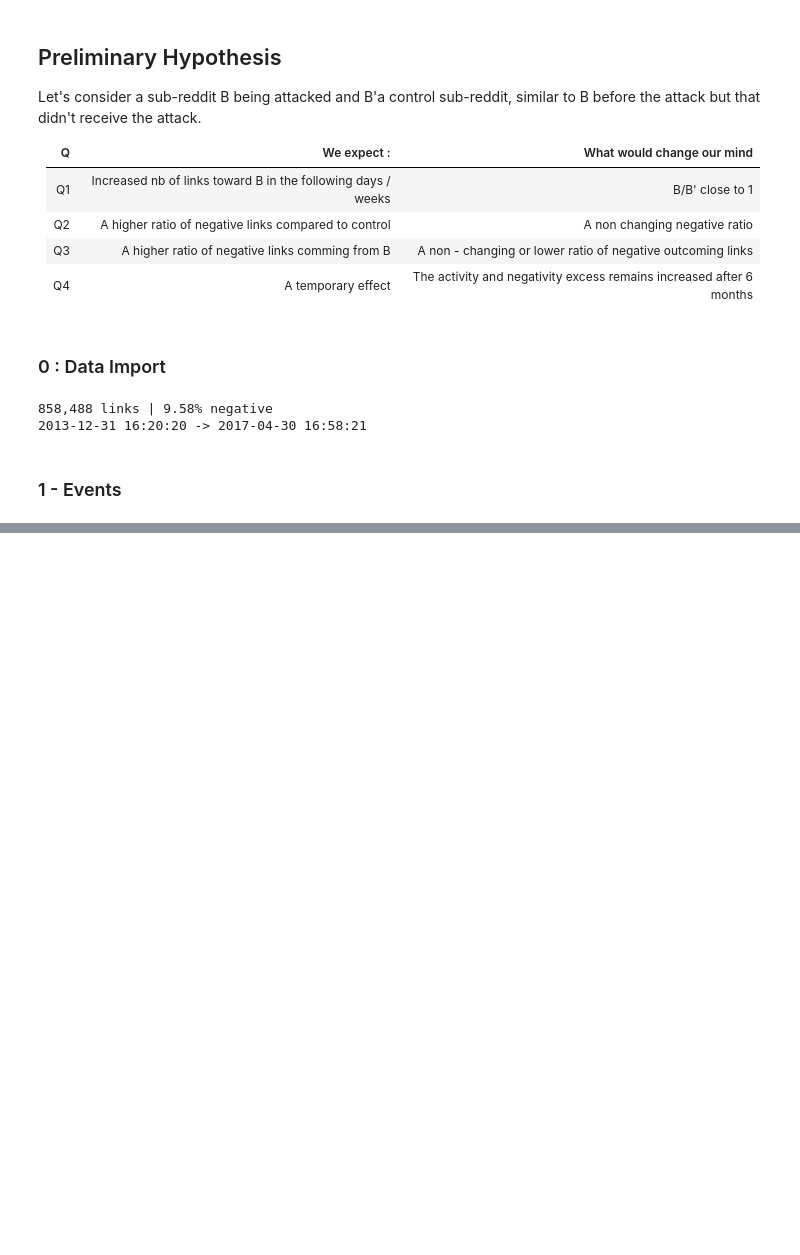
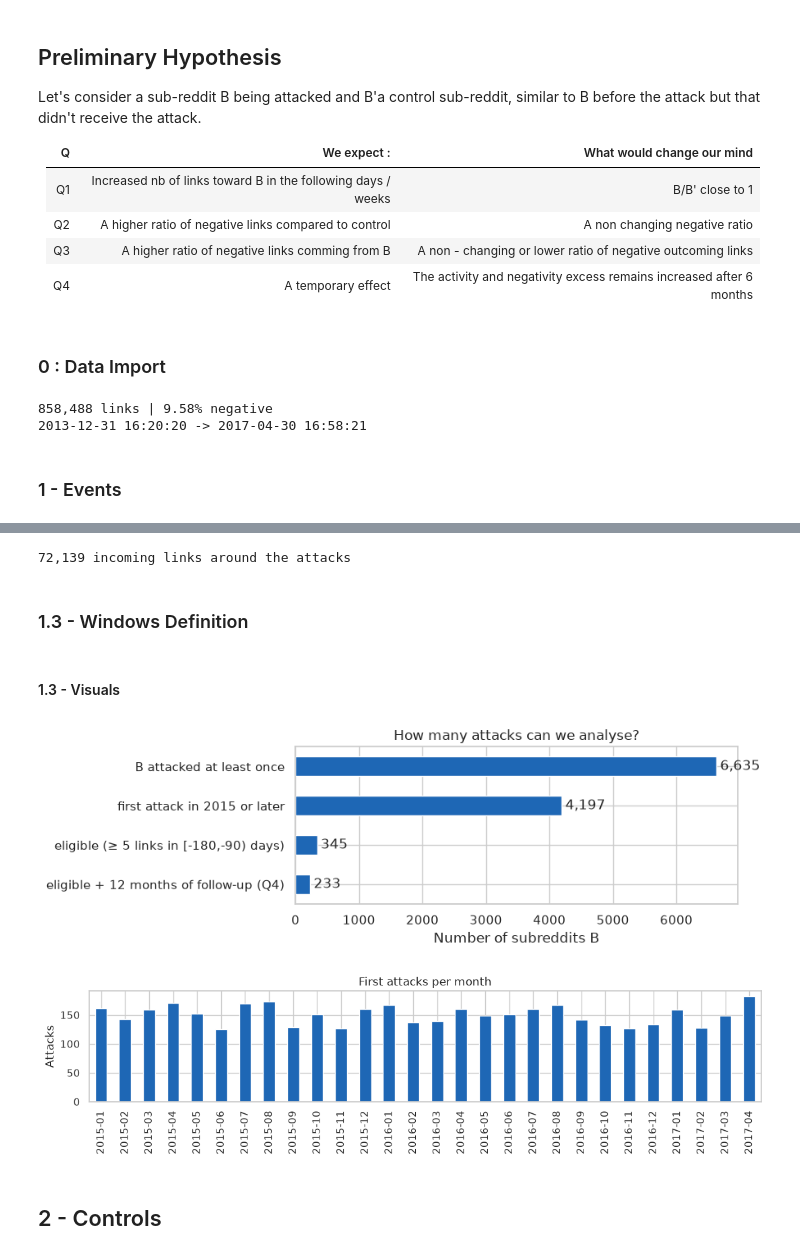
Before and after one commit to RomainFast121/ada_project, a Jupyter notebook: P2_Ch3.ipynb, the cells around one changed output, grey strips where cells are left out. Saved outputs shown, nothing was run; the diff lists cells and outputs as text; code cells hidden in the pictures; blank space fills up the shorter version.

Commit message:
Update Ch3 : Controls

```diff
--- a/P2_Ch3.ipynb
+++ b/P2_Ch3.ipynb
@@ -67,0 +76,62 @@ events["event_id"] = events.index
+# %%
+def incoming_links(keys, links, lo=-180, hi=365):
+    """One row per link received by key.B in [t0+lo, t0+hi) days, excluding links coming from A.
+    `keys` needs the columns event_id, B, A, t0."""
+    inc = links[["SOURCE_SUBREDDIT", "TARGET_SUBREDDIT", "time", "LINK_SENTIMENT"]].rename(
+        columns={"SOURCE_SUBREDDIT": "C", "TARGET_SUBREDDIT": "B"})     # C = the third-party linker
+    m = keys[["event_id", "B", "A", "t0"]].merge(inc, on="B")           # SQL-style join on the target B
+    m["rel_day"] = (m["time"] - m["t0"]) / DAY                          # days relative to the attack
+    m = m[(m.rel_day >= lo) & (m.rel_day < hi) & (m.C != m.A)]          # window, and never count A
+    m["is_neg"] = m.LINK_SENTIMENT == -1
+    return m[["event_id", "C", "rel_day", "is_neg"]].reset_index(drop=True)
+
+long = incoming_links(events, links)
+print(f"{len(long):,} incoming links around the attacks")
+# %% [output]
+72,139 incoming links around the attacks
+# %% [markdown]
+### 1.3 - Windows Definition
+# %%
+WINDOWS = {"elig": (-180, -90),   # used to select active subreddits
+           "pre90": (-90, 0),     # baseline we measure on
+           "pre30": (-30, 0)}
+
+def add_counts(table, long, windows=WINDOWS):
+    """Add, for each window, the number of incoming links (_n) and of negative ones (_neg)."""
+    table = table.copy()
+    for name, (lo, hi) in windows.items():
+        w = long[(long.rel_day >= lo) & (long.rel_day < hi)]
+        g = w.groupby("event_id").agg(**{f"{name}_n": ("C", "size"), f"{name}_neg": ("is_neg", "sum")})
+        table = table.drop(columns=g.columns, errors="ignore").join(g, on="event_id")
+    count_cols = [c for c in table if c.endswith(("_n", "_neg"))]
+    table[count_cols] = table[count_cols].fillna(0).astype(int)   # no link at all means 0, not NaN
+    return table
+
+events = add_counts(events, long)
+events["eligible"] = events.elig_n >= MIN_LINKS
+events["horizon_ok"] = events.t0 <= links.time.max() - 365 * DAY    # 12 months of follow-up (Q4 only)
+# %% [markdown]
+#### 1.3 - Visuals
+# %%
+# Visual 1: the funnel, from all attacked subreddits down to the ones usable for each question.
+funnel = pd.Series({
+    "B attacked at least once": n_attacked_ever,
+    "first attack in 2015 or later": len(events),
+    f"eligible (≥ {MIN_LINKS} links in [-180,-90) days)": events.eligible.sum(),
+    "eligible + 12 months of follow-up (Q4)": (events.eligible & events.horizon_ok).sum(),
+})
+ax = funnel[::-1].plot.barh(color=BLUE, figsize=(9, 3))   # [::-1] puts the first step on top
+ax.bar_label(ax.containers[0], fmt="{:,.0f}", padding=3)
+ax.set(title="How many attacks can we analyse?", xlabel="Number of subreddits B")
+plt.tight_layout(); plt.show()
+
+# Visual 2: number of first attacks per month, to spot shocks (e.g. June-July 2015).
+monthly = events.t0.dt.to_period("M").value_counts().sort_index()
+ax = monthly.plot(kind="bar", color=BLUE, figsize=(11, 3))
+ax.set(title="First attacks per month", xlabel="", ylabel="Attacks")
+plt.tight_layout(); plt.show()
+# %% [output]
+[figure, added]
+[figure, added]
+# %% [markdown]
+## 2 - Controls
```
Also changed, not shown: parts of 7 cells of this notebook.
